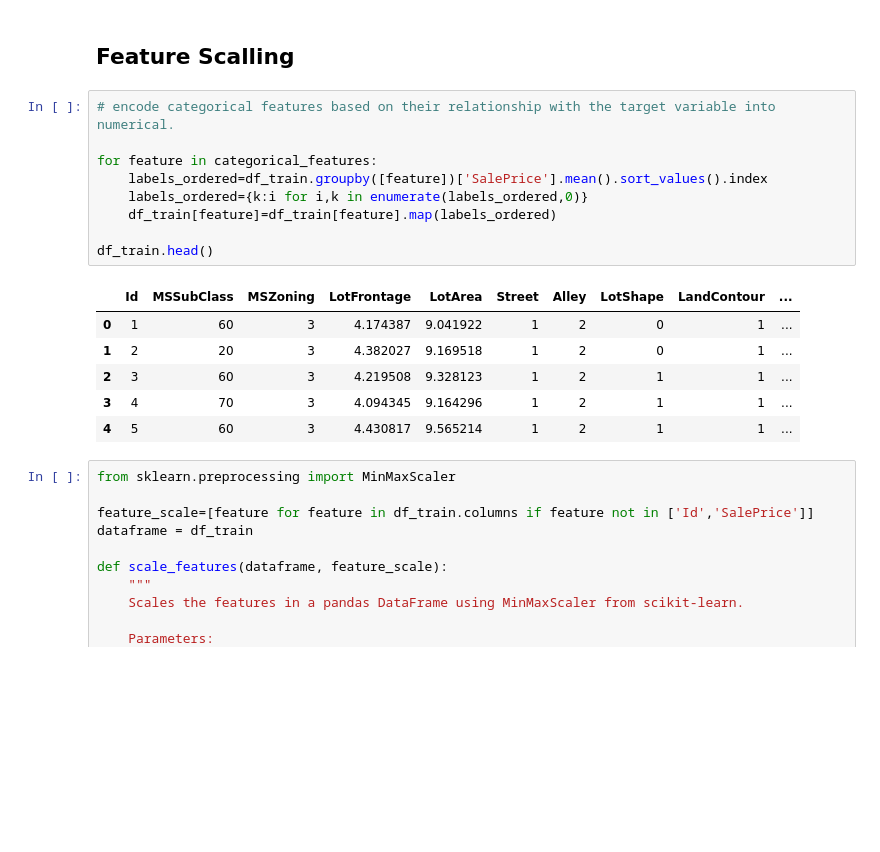
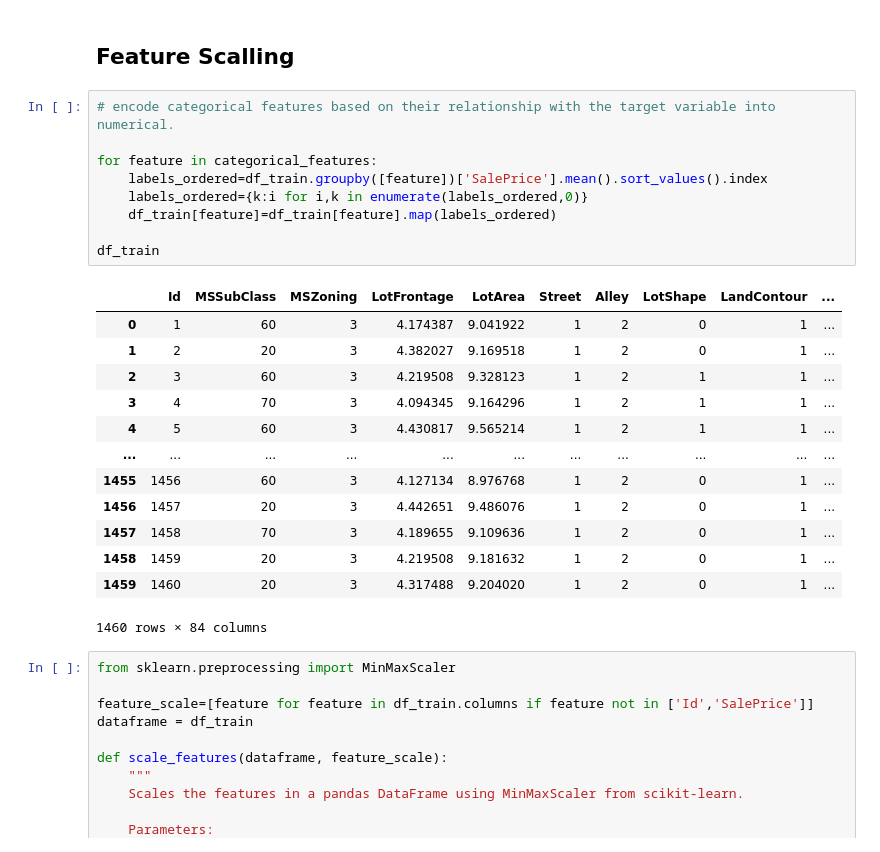
Before and after one commit to CuriousPrathik/Advanced-House-Price-Prediction, a Jupyter notebook: notebooks/feature_engineering.ipynb, the cells around one changed output. Saved outputs shown, nothing was run; the diff lists cells and outputs as text; blank space fills up the shorter version.

Commit message:
model training 1st draft

```diff
--- a/notebooks/feature_engineering.ipynb
+++ b/notebooks/feature_engineering.ipynb
@@ -179,19 +179,26 @@ df_train.head(50)
 # %%
 # encode categorical features based on their relationship with the target variable into numerical.
 
 for feature in categorical_features:
     labels_ordered=df_train.groupby([feature])['SalePrice'].mean().sort_values().index
     labels_ordered={k:i for i,k in enumerate(labels_ordered,0)}
     df_train[feature]=df_train[feature].map(labels_ordered)
 
-df_train.head()
+df_train
 # %% [output]
 |  | Id | MSSubClass | MSZoning | LotFrontage | LotArea | Street | Alley | LotShape | LandContour | ... |
 | 0 | 1 | 60 | 3 | 4.174387 | 9.041922 | 1 | 2 | 0 | 1 | ... |
 | 1 | 2 | 20 | 3 | 4.382027 | 9.169518 | 1 | 2 | 0 | 1 | ... |
 | 2 | 3 | 60 | 3 | 4.219508 | 9.328123 | 1 | 2 | 1 | 1 | ... |
 | 3 | 4 | 70 | 3 | 4.094345 | 9.164296 | 1 | 2 | 1 | 1 | ... |
 | 4 | 5 | 60 | 3 | 4.430817 | 9.565214 | 1 | 2 | 1 | 1 | ... |
+| ... | ... | ... | ... | ... | ... | ... | ... | ... | ... | ... |
+| 1455 | 1456 | 60 | 3 | 4.127134 | 8.976768 | 1 | 2 | 0 | 1 | ... |
+| 1456 | 1457 | 20 | 3 | 4.442651 | 9.486076 | 1 | 2 | 0 | 1 | ... |
+| 1457 | 1458 | 70 | 3 | 4.189655 | 9.109636 | 1 | 2 | 0 | 1 | ... |
+| 1458 | 1459 | 20 | 3 | 4.219508 | 9.181632 | 1 | 2 | 0 | 1 | ... |
+| 1459 | 1460 | 20 | 3 | 4.317488 | 9.204020 | 1 | 2 | 0 | 1 | ... |
+1460 rows × 84 columns
 # %%
 from sklearn.preprocessing import MinMaxScaler
 
```
Also changed, not shown: parts of 2 cells of this notebook, 2 other files.
